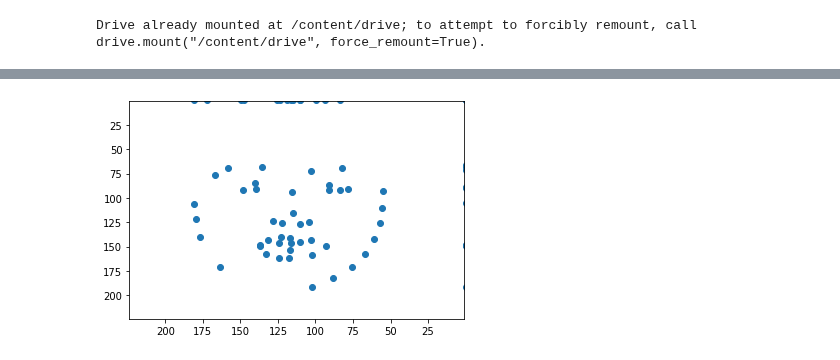
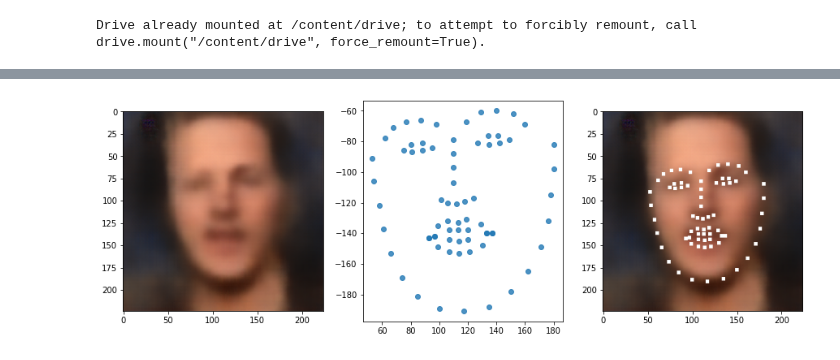
Before and after one commit to antoniomuso/speech2face, a Jupyter notebook: Decoder_with_warping.ipynb, the cells around one changed output, grey strips where cells are left out. Cells and saved outputs as stored; diff of their text form; code cells hidden in the pictures.

Commit message:
Updated landmarks print

```diff
--- a/Decoder_with_warping.ipynb
+++ b/Decoder_with_warping.ipynb
@@ -800,7 +805,0 @@ cv2_imshow(w_img)
-# %%
-import matplotlib.pyplot as plt
-points = src[0]
-plt.ylim(224)
-plt.xlim(224)
-plt.scatter(points[:,0],points[:,1])
-plt.show()
@@ -809,9 +806,27 @@ plt.show()
-# %%
-import matplotlib.pyplot as plt
-points = outLandmark[0]
-plt.ylim(224)
-plt.xlim(224)
-plt.scatter(points[:,0],points[:,1])
-plt.show()
-# %% [output]
-[figure, removed]
+# %%
+
+
+def plotLandmarks(img, landmarks):
+  img_p = img.squeeze(0)
+  fig = plt.figure(figsize=(15, 5))
+  ax = fig.add_subplot(1, 3, 1)
+  ax.imshow(img_p)
+  ax = fig.add_subplot(1, 3, 2)
+  ax.scatter(landmarks[:,0], -landmarks[:,1], alpha=0.8)
+  ax = fig.add_subplot(1, 3, 3)
+  img2 = img_p.copy()
+
+  for p in landmarks[:].astype(np.uint8):
+      img2[p[1]-2:p[1]+2, p[0]-2:p[0]+2, :] = (255, 255, 255)
+      # note that the values -3 and +3 will make the landmarks
+      # overlayed on the image 6 pixels wide; depending on the
+      # resolution of the face image, you may want to change
+      # this value
+
+
+  ax.imshow(img2)
+  plt.show()
+
+plotLandmarks(img1, points)
+# %% [output]
+[figure, added]
```
Also changed, not shown: parts of 6 cells of this notebook.
